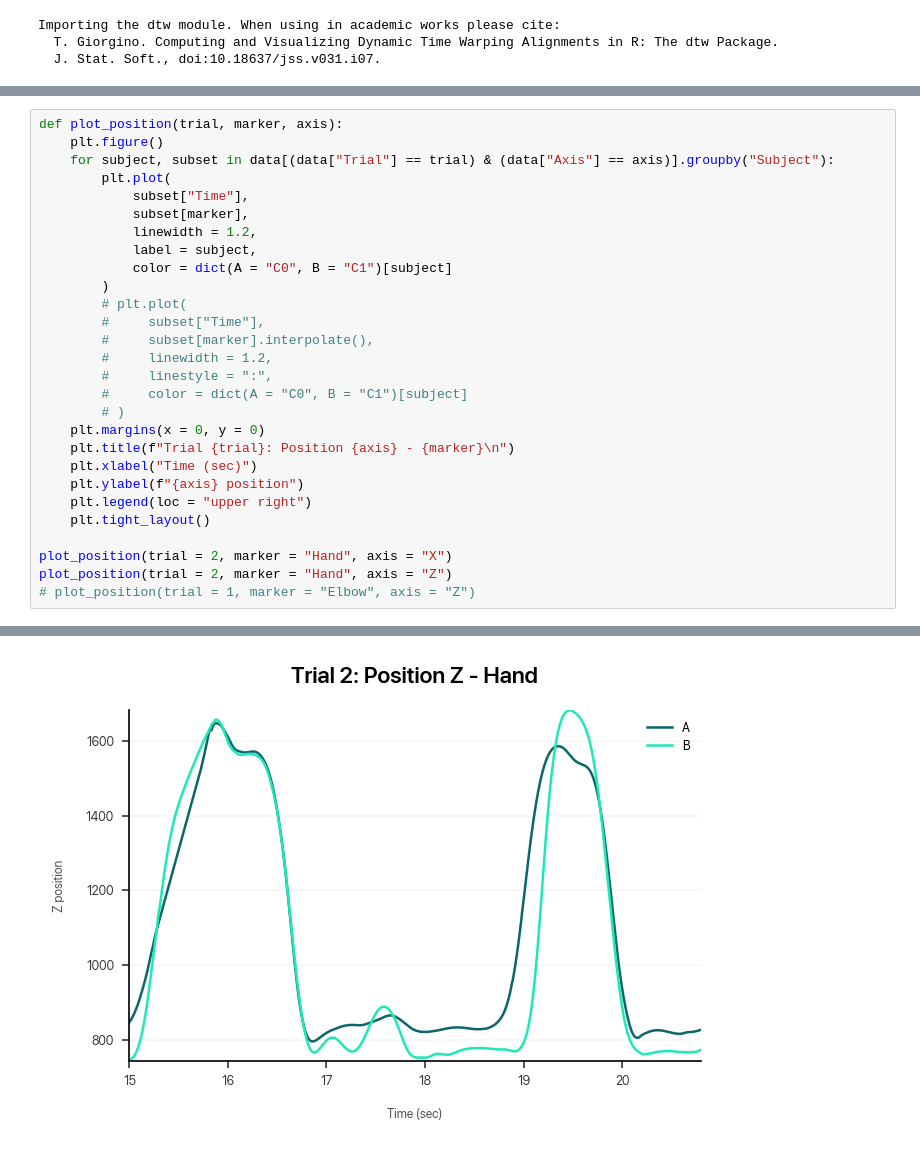
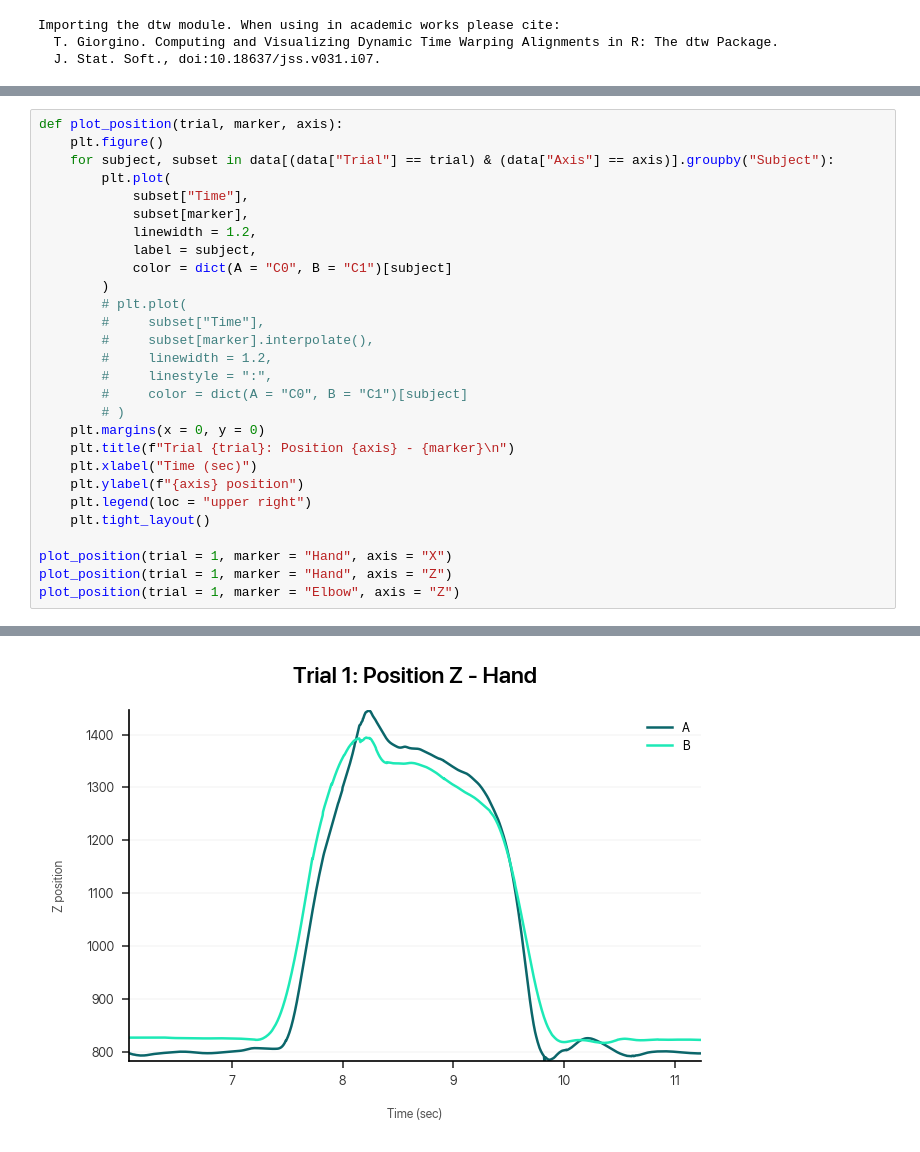
Before and after one commit to dlundgaard/dapup-mocap, a Jupyter notebook: analysis.ipynb, the cells around one changed output, grey strips where cells are left out. Saved outputs shown, nothing was run; the diff lists cells and outputs as text.

```diff
--- a/analysis.ipynb
+++ b/analysis.ipynb
@@ -91,7 +91,7 @@ def plot_position(trial, marker, axis):
     plt.legend(loc = "upper right")
     plt.tight_layout()
 
-plot_position(trial = 2, marker = "Hand", axis = "X")
-plot_position(trial = 2, marker = "Hand", axis = "Z")
-# plot_position(trial = 1, marker = "Elbow", axis = "Z")
+plot_position(trial = 1, marker = "Hand", axis = "X")
+plot_position(trial = 1, marker = "Hand", axis = "Z")
+plot_position(trial = 1, marker = "Elbow", axis = "Z")
 # %% [output]
@@ -99 +99 @@ plot_position(trial = 2, marker = "Hand", axis = "Z")
-[figure, old version]
+[figure, new version]
```
Also changed, not shown: parts of 6 cells of this notebook.
